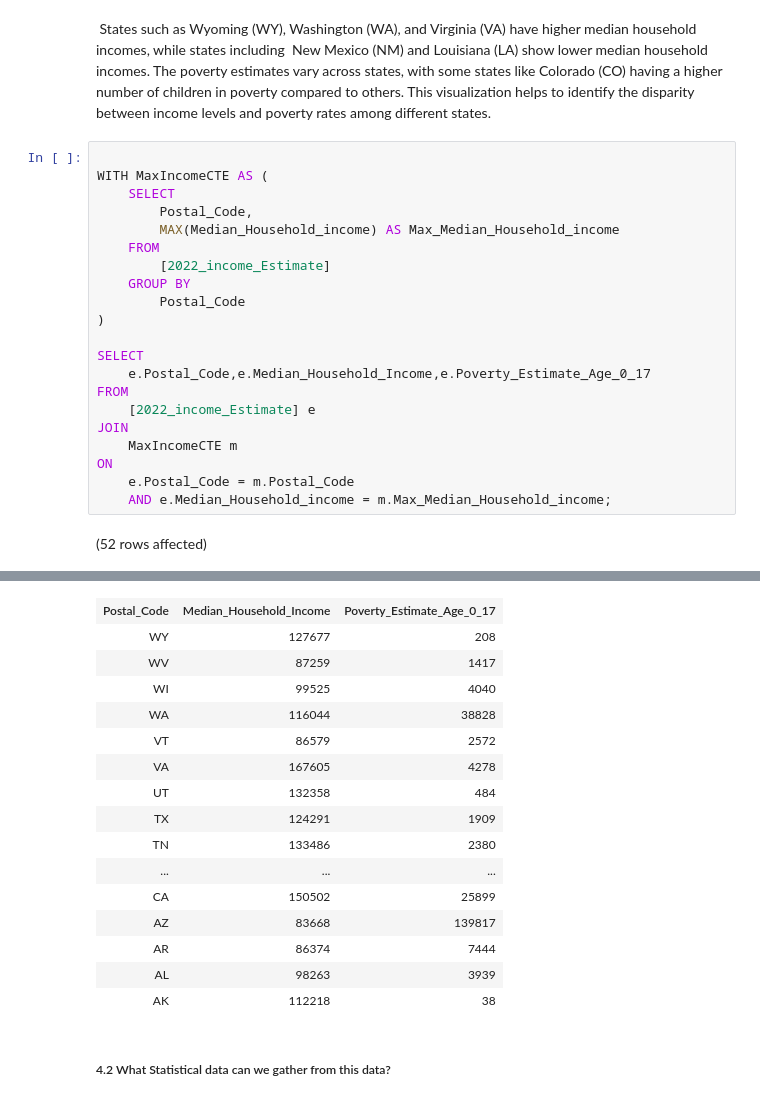
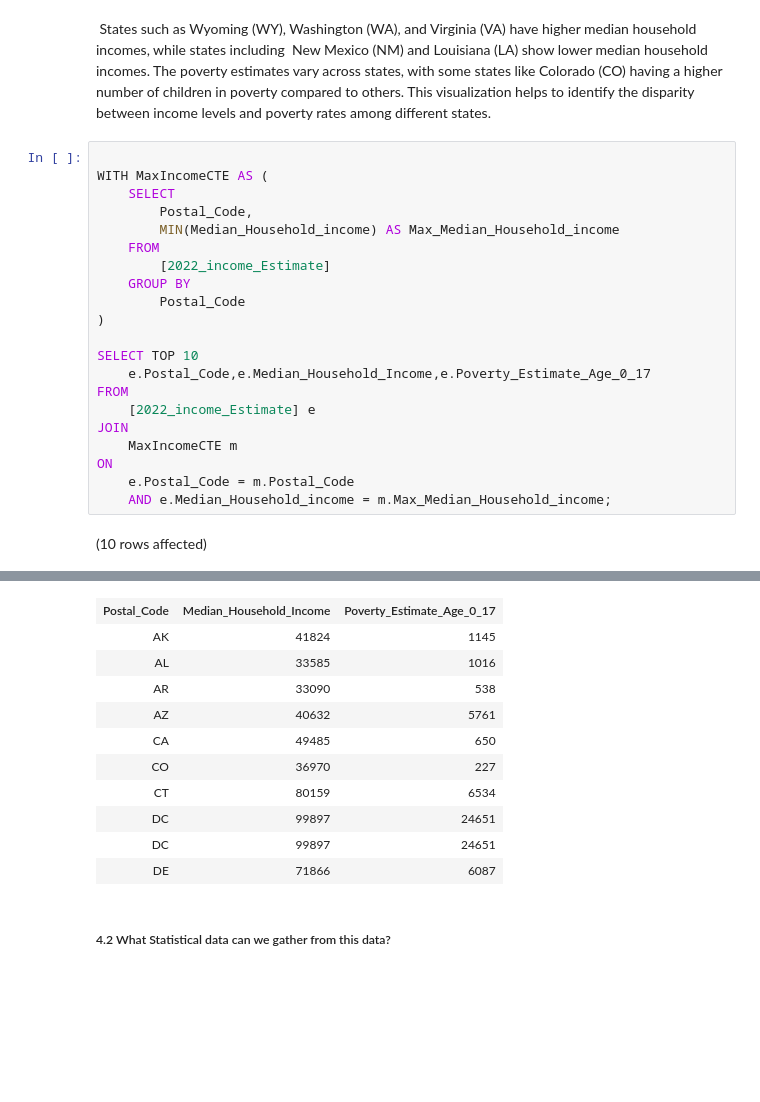
Before and after one commit to waynebin/AzureProject, a Jupyter notebook: USDistrict_Notebook.ipynb, the cells around one changed output, grey strips where cells are left out. Saved outputs shown, nothing was run; the diff lists cells and outputs as text; blank space fills up the shorter version.

```diff
--- a/USDistrict_Notebook.ipynb
+++ b/USDistrict_Notebook.ipynb
@@ -439,14 +439,14 @@ Total execution time: 00:00:00.442
 WITH MaxIncomeCTE AS (
     SELECT
         Postal_Code,
-        MAX(Median_Household_income) AS Max_Median_Household_income
+        MIN(Median_Household_income) AS Max_Median_Household_income
     FROM
         [2022_income_Estimate]
     GROUP BY
         Postal_Code
 )
 
-SELECT
+SELECT TOP 10
     e.Postal_Code,e.Median_Household_Income,e.Poverty_Estimate_Age_0_17
 FROM
     [2022_income_Estimate] e
@@ -456,4 +456,4 @@ ON
     e.Postal_Code = m.Postal_Code
     AND e.Median_Household_income = m.Max_Median_Household_income;
 # %% [output]
-(52 rows affected)
+(10 rows affected)
@@ -461,19 +461,14 @@ Total execution time: 00:00:05.291
 | Postal_Code | Median_Household_Income | Poverty_Estimate_Age_0_17 |
-| WY | 127677 | 208 |
-| WV | 87259 | 1417 |
-| WI | 99525 | 4040 |
-| WA | 116044 | 38828 |
-| VT | 86579 | 2572 |
-| VA | 167605 | 4278 |
-| UT | 132358 | 484 |
-| TX | 124291 | 1909 |
-| TN | 133486 | 2380 |
-| ... | ... | ... |
-| CA | 150502 | 25899 |
-| AZ | 83668 | 139817 |
-| AR | 86374 | 7444 |
-| AL | 98263 | 3939 |
-| AK | 112218 | 38 |
+| AK | 41824 | 1145 |
+| AL | 33585 | 1016 |
+| AR | 33090 | 538 |
+| AZ | 40632 | 5761 |
+| CA | 49485 | 650 |
+| CO | 36970 | 227 |
+| CT | 80159 | 6534 |
+| DC | 99897 | 24651 |
+| DC | 99897 | 24651 |
+| DE | 71866 | 6087 |
 # %% [markdown]
 ##### 4.2 What Statistical data can we gather from this data?
 # %% [markdown]
```
Also changed, not shown: parts of 2 cells of this notebook, 4 other files.
